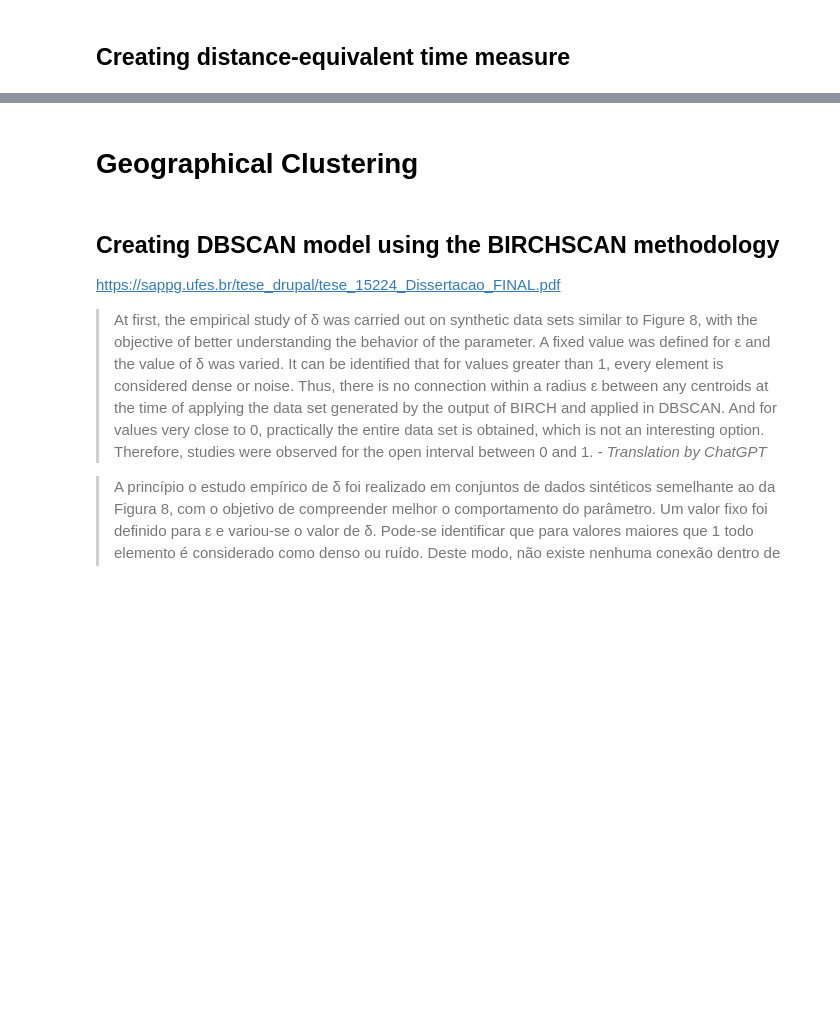
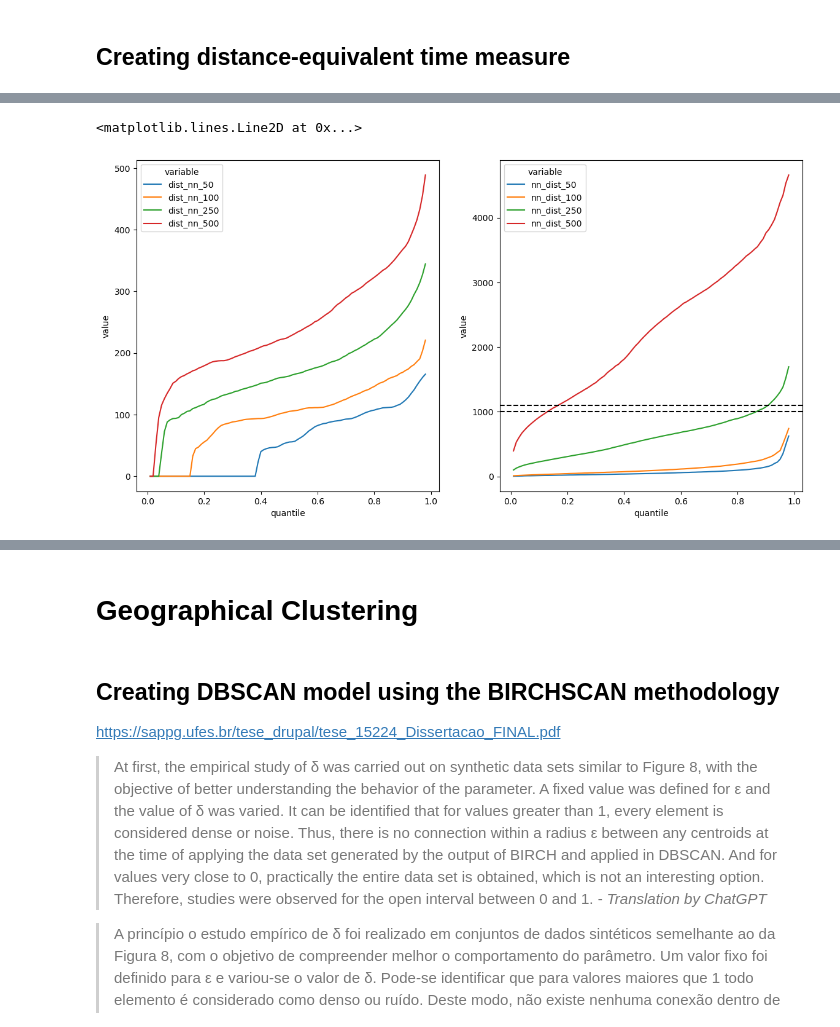
Before and after one commit to pedroteche-ih/nyc_crime, a Jupyter notebook: Data Exploration.ipynb, the cells around one changed output, grey strips where cells are left out. Drawn from its saved outputs; the diff is of its cells as text; code cells hidden in the pictures; blank space fills up the shorter version.

```diff
--- a/Data Exploration.ipynb
+++ b/Data Exploration.ipynb
@@ -299,0 +324,48 @@ sns.scatterplot(
+# %%
+tb_dense_quantiles = pd.DataFrame({"quantile": np.arange(0.01, 0.99, 0.01)})
+
+for n in [50, 100, 250, 500]:
+    nn = NearestNeighbors(n_neighbors=n, n_jobs=7, p=1)
+    nn.fit(tb_nyc_model[["lat_meters", "long_meters"]])
+    distances, index = nn.kneighbors(tb_nyc_model[["lat_meters", "long_meters"]])
+    tb_dense_quantiles[f"dist_nn_{n}"] = np.quantile(
+        distances[:, -1], tb_dense_quantiles["quantile"]
+    )
+    del nn, distances, index
+
+for n in [50, 100, 250, 500]:
+    nn = NearestNeighbors(radius=n, n_jobs=7, p=1)
+    nn.fit(tb_nyc_model[["lat_meters", "long_meters"]])
+    neigh = nn.radius_neighbors(
+        tb_nyc_model[["lat_meters", "long_meters"]], return_distance=False
+    )
+    tb_dense_quantiles[f"nn_dist_{n}"] = np.quantile(
+        [i.shape for i in neigh], q=tb_dense_quantiles["quantile"]
+    )
+    del nn, neigh
+
+tb_dense_quantiles = tb_dense_quantiles.melt(id_vars="quantile")
+tb_dense_quantiles["type"] = tb_dense_quantiles["variable"].str.split("_", expand=True)[
+    0
+]
+# %%
+fig, ax = plt.subplots(1, 2, figsize=(14, 7))
+sns.lineplot(
+    data=tb_dense_quantiles[tb_dense_quantiles["type"] == "dist"],
+    x="quantile",
+    y="value",
+    hue="variable",
+    ax=ax[0],
+)
+sns.lineplot(
+    data=tb_dense_quantiles[tb_dense_quantiles["type"] == "nn"],
+    x="quantile",
+    y="value",
+    hue="variable",
+    ax=ax[1],
+)
+ax[1].axhline(1000, color="black", linestyle="--")
+ax[1].axhline(1100, color="black", linestyle="--")
+# %% [output]
+<matplotlib.lines.Line2D at 0x...>
+[figure, added]
```
Also changed, not shown: parts of 46 cells of this notebook, 9 other files.
